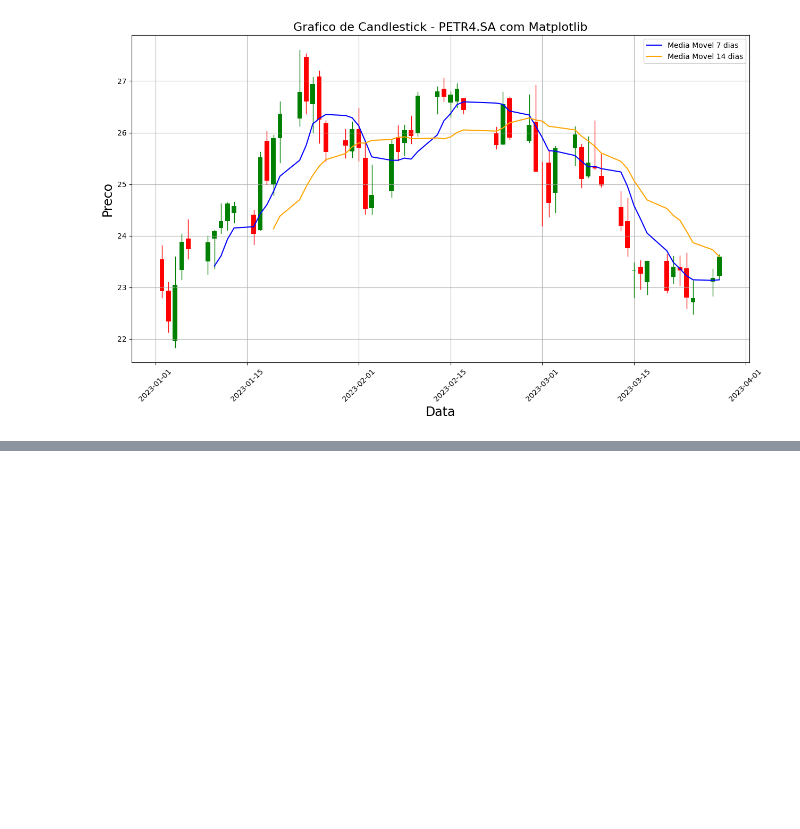
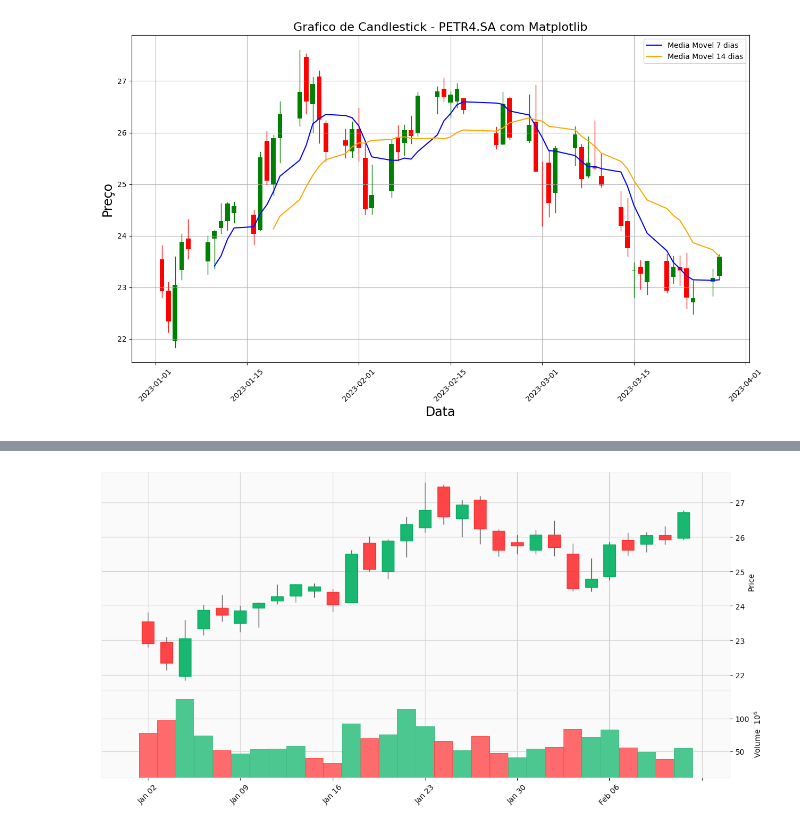
Before and after one commit to revso1337/Alura_Imersao, a Jupyter notebook: Notebooks/Imersão_Aula_04.ipynb, the cells around one changed output, grey strips where cells are left out. Cells and saved outputs as stored; diff of their text form; code cells hidden in the pictures; blank space fills up the shorter version.

```diff
--- a/Notebooks/Imersão_Aula_04.ipynb
+++ b/Notebooks/Imersão_Aula_04.ipynb
@@ -28,5 +28,6 @@ import plotly.subplots as ps
 # %%
 dados = yf.download('PETR4.SA', start='2023-01-01', end='2023-12-31')
+colunas_originais = dados.copy()
 dados
 # %% [output]
 [*********************100%%**********************]  1 of 1 completed
@@ -191,0 +190,4 @@ TypeError: 'module' object is not callable
+# %%
+mpf.plot(colunas_originais.head(30), type='candle', figsize = (16,8), volume=True, style='yahoo')
+# %% [output]
+[figure, added]
```
Also changed, not shown: parts of 13 cells of this notebook.
